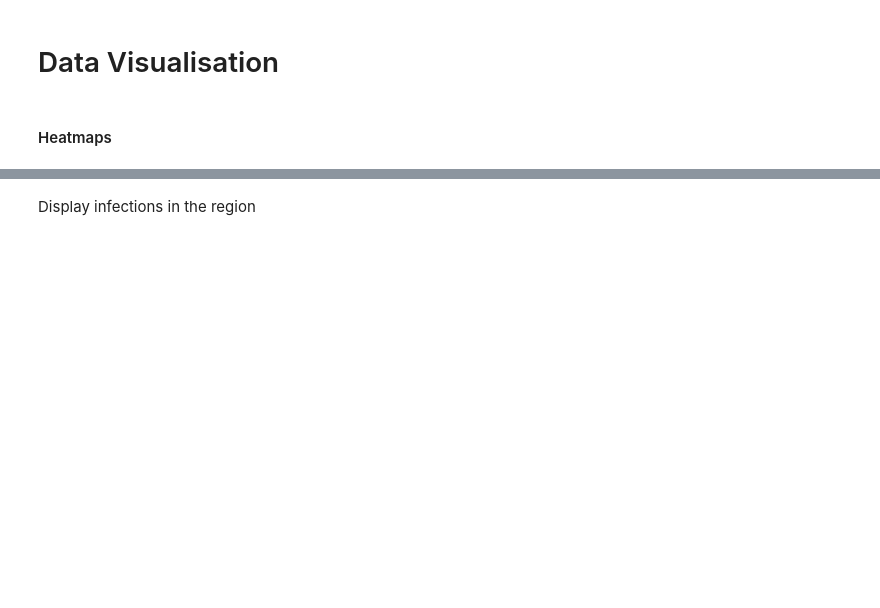
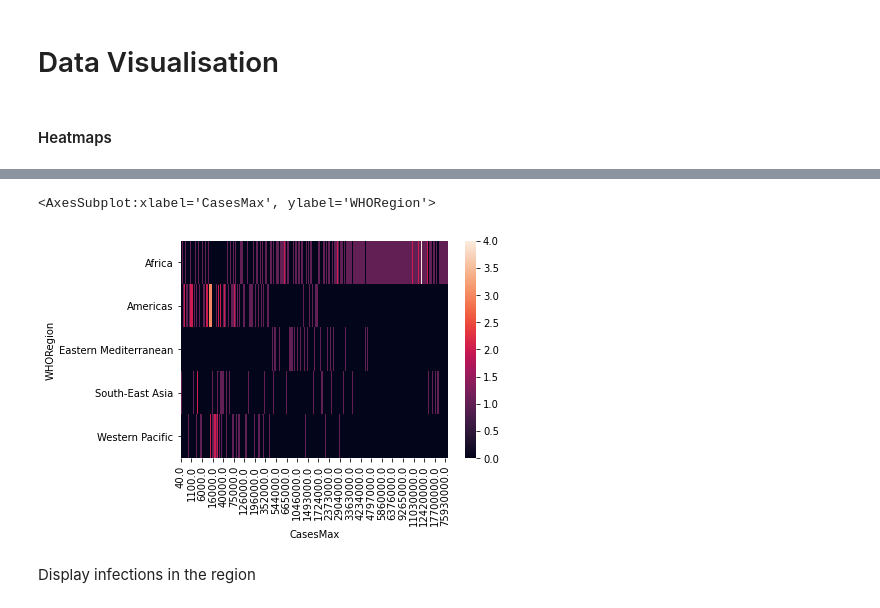
Before and after one commit to Michael-Kneale/COMP2200-Group-Project, a Jupyter notebook: main_report.ipynb, the cells around one changed output, grey strips where cells are left out. Saved outputs shown, nothing was run; the diff lists cells and outputs as text; code cells hidden in the pictures; blank space fills up the shorter version.

Commit message:
Added a heatmap to visualise max cases in WHO regions

```diff
--- a/main_report.ipynb
+++ b/main_report.ipynb
@@ -322,0 +339,8 @@ Which variables are the most significant in relation to the spread of malaria?
+# %%
+casesTable = (
+malaria
+ .groupby('WHORegion')
+ .CasesMax.value_counts()
+ .unstack()
+ .fillna(0)
+)
@@ -323,3 +358,9 @@ Which variables are the most significant in relation to the spread of malaria?
+# %%
+# plt.figure(figsize = (20,12))
+sns.heatmap(casesTable)
+# %% [output]
+<AxesSubplot:xlabel='CasesMax', ylabel='WHORegion'>
+[figure, added]
 # %% [markdown]
 Display infections in the region
 # %%
```
Also changed, not shown: parts of 2 cells of this notebook.
